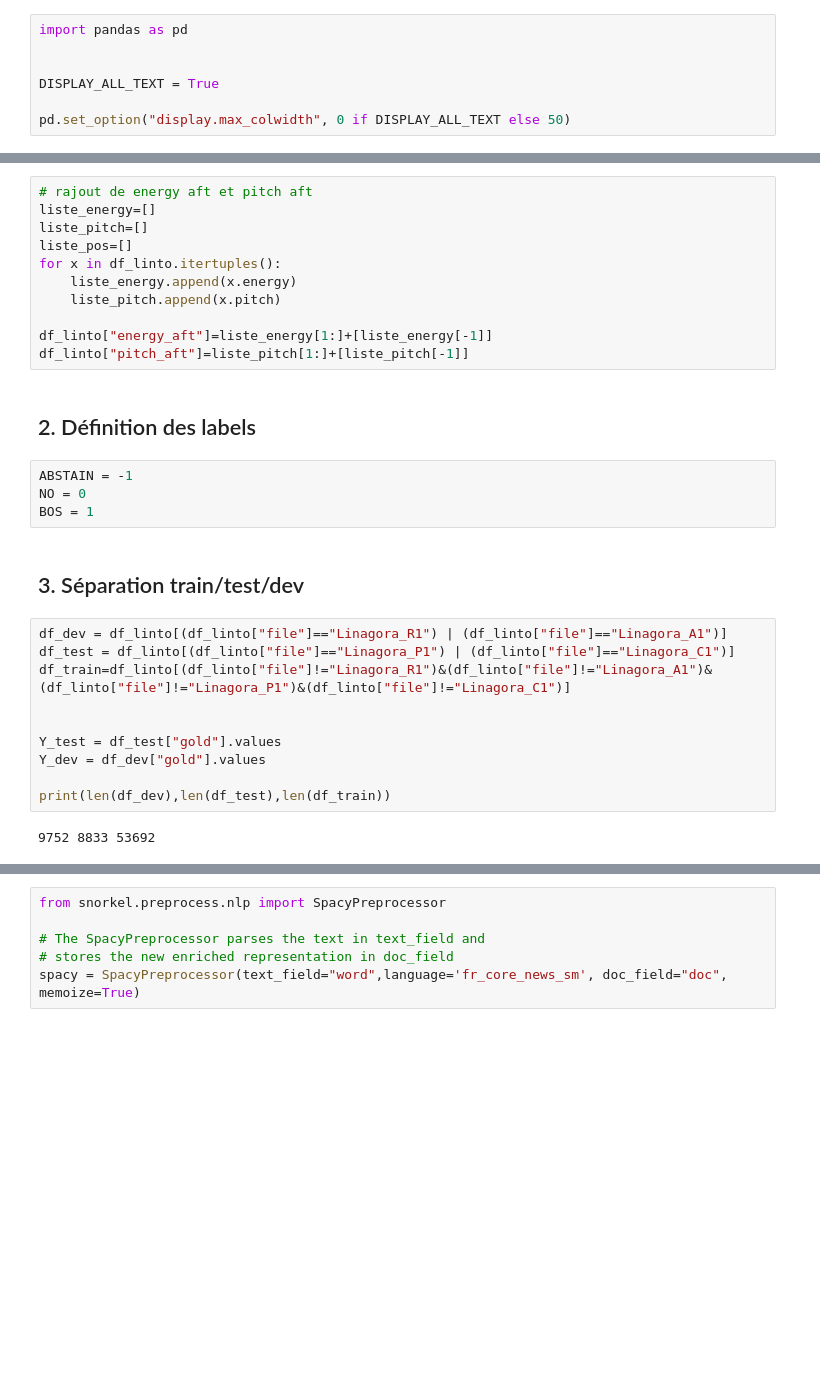
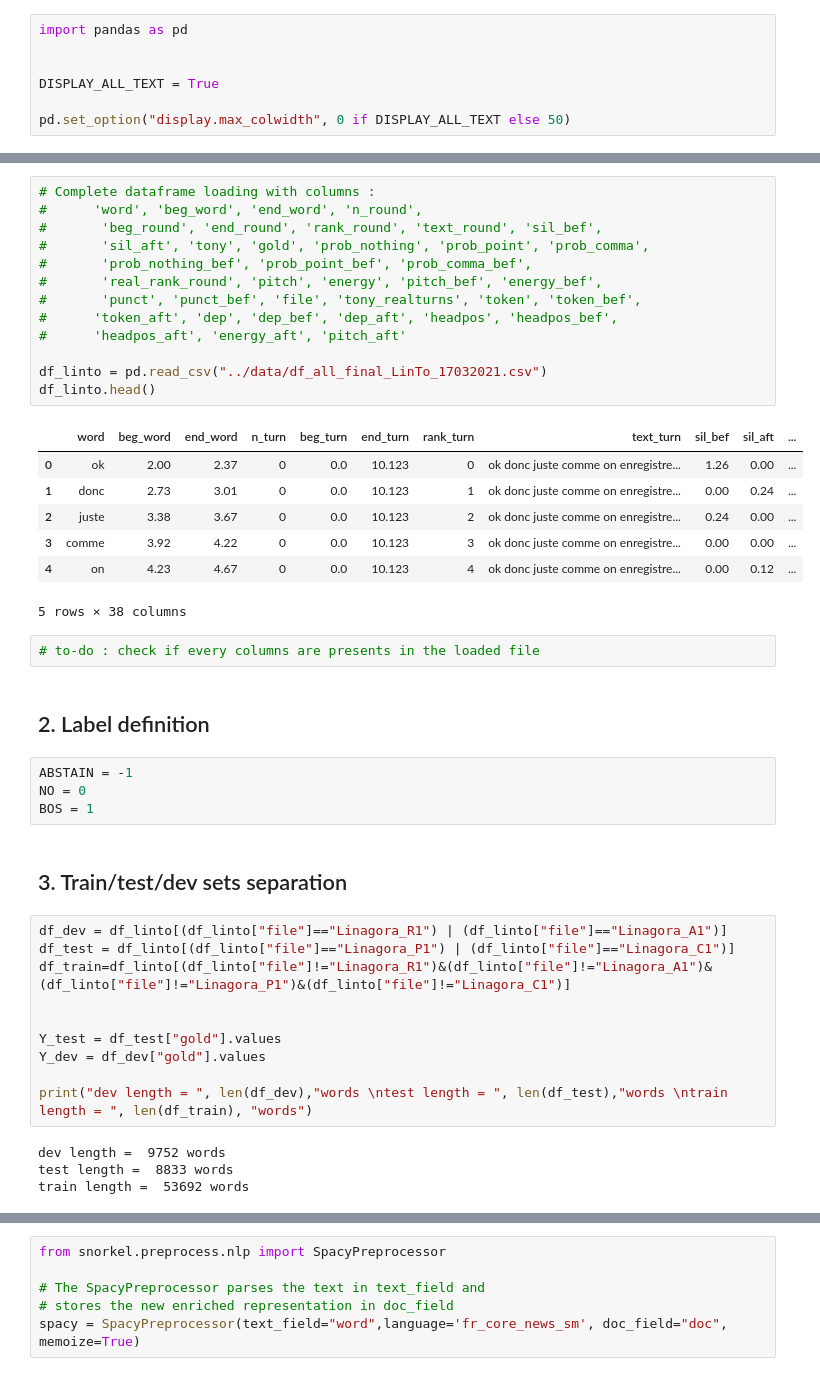
Before and after one commit to linto-project/linto-dialogue-act-segmentation, a Jupyter notebook: Snorkel_work/Snorkel_Linto.ipynb, the cells around one changed output, grey strips where cells are left out. Saved outputs shown, nothing was run; the diff lists cells and outputs as text; blank space fills up the shorter version.

Commit message:
English translation and new version of dataframe

```diff
--- a/Snorkel_work/Snorkel_Linto.ipynb
+++ b/Snorkel_work/Snorkel_Linto.ipynb
@@ -132,22 +40,34 @@ df_linto["token_aft"]=[token.pos_ for token in list_aft]
-# %%
-# rajout de energy aft et pitch aft
-liste_energy=[]
-liste_pitch=[]
-liste_pos=[]
-for x in df_linto.itertuples():
-    liste_energy.append(x.energy)
-    liste_pitch.append(x.pitch)
-
-df_linto["energy_aft"]=liste_energy[1:]+[liste_energy[-1]]
-df_linto["pitch_aft"]=liste_pitch[1:]+[liste_pitch[-1]]
-# %% [markdown]
-## 2. Définition des labels
+# %%
+# Complete dataframe loading with columns :
+#      'word', 'beg_word', 'end_word', 'n_round',
+#       'beg_round', 'end_round', 'rank_round', 'text_round', 'sil_bef',
+#       'sil_aft', 'tony', 'gold', 'prob_nothing', 'prob_point', 'prob_comma',
+#       'prob_nothing_bef', 'prob_point_bef', 'prob_comma_bef',
+#       'real_rank_round', 'pitch', 'energy', 'pitch_bef', 'energy_bef',
+#       'punct', 'punct_bef', 'file', 'tony_realturns', 'token', 'token_bef',
+#      'token_aft', 'dep', 'dep_bef', 'dep_aft', 'headpos', 'headpos_bef',
+#      'headpos_aft', 'energy_aft', 'pitch_aft'
+
+df_linto = pd.read_csv("../data/df_all_final_LinTo_17032021.csv")
+df_linto.head()
+# %% [output]
+|  | word | beg_word | end_word | n_turn | beg_turn | end_turn | rank_turn | text_turn | sil_bef | sil_aft | ... |
+| 0 | ok | 2.00 | 2.37 | 0 | 0.0 | 10.123 | 0 | ok donc juste comme on enregistre... | 1.26 | 0.00 | ... |
+| 1 | donc | 2.73 | 3.01 | 0 | 0.0 | 10.123 | 1 | ok donc juste comme on enregistre... | 0.00 | 0.24 | ... |
+| 2 | juste | 3.38 | 3.67 | 0 | 0.0 | 10.123 | 2 | ok donc juste comme on enregistre... | 0.24 | 0.00 | ... |
+| 3 | comme | 3.92 | 4.22 | 0 | 0.0 | 10.123 | 3 | ok donc juste comme on enregistre... | 0.00 | 0.00 | ... |
+| 4 | on | 4.23 | 4.67 | 0 | 0.0 | 10.123 | 4 | ok donc juste comme on enregistre... | 0.00 | 0.12 | ... |
+5 rows × 38 columns
+# %%
+# to-do : check if every columns are presents in the loaded file
+# %% [markdown]
+## 2. Label definition
 # %%
 ABSTAIN = -1
 NO = 0
 BOS = 1
 # %% [markdown]
-## 3. Séparation train/test/dev
+## 3. Train/test/dev sets separation
 # %%
 df_dev = df_linto[(df_linto["file"]=="Linagora_R1") | (df_linto["file"]=="Linagora_A1")]
 df_test = df_linto[(df_linto["file"]=="Linagora_P1") | (df_linto["file"]=="Linagora_C1")]
@@ -157,6 +77,8 @@ df_train=df_linto[(df_linto["file"]!="Linagora_R1")&(df_linto["file"]!="Linagora
 Y_test = df_test["gold"].values
 Y_dev = df_dev["gold"].values
 
-print(len(df_dev),len(df_test),len(df_train))
+print("dev length = ", len(df_dev),"words \ntest length = ", len(df_test),"words \ntrain length = ", len(df_train), "words")
 # %% [output]
-9752 8833 53692
+dev length =  9752 words
+test length =  8833 words
+train length =  53692 words
```
Also changed, not shown: parts of 96 cells of this notebook, 3 other files.
